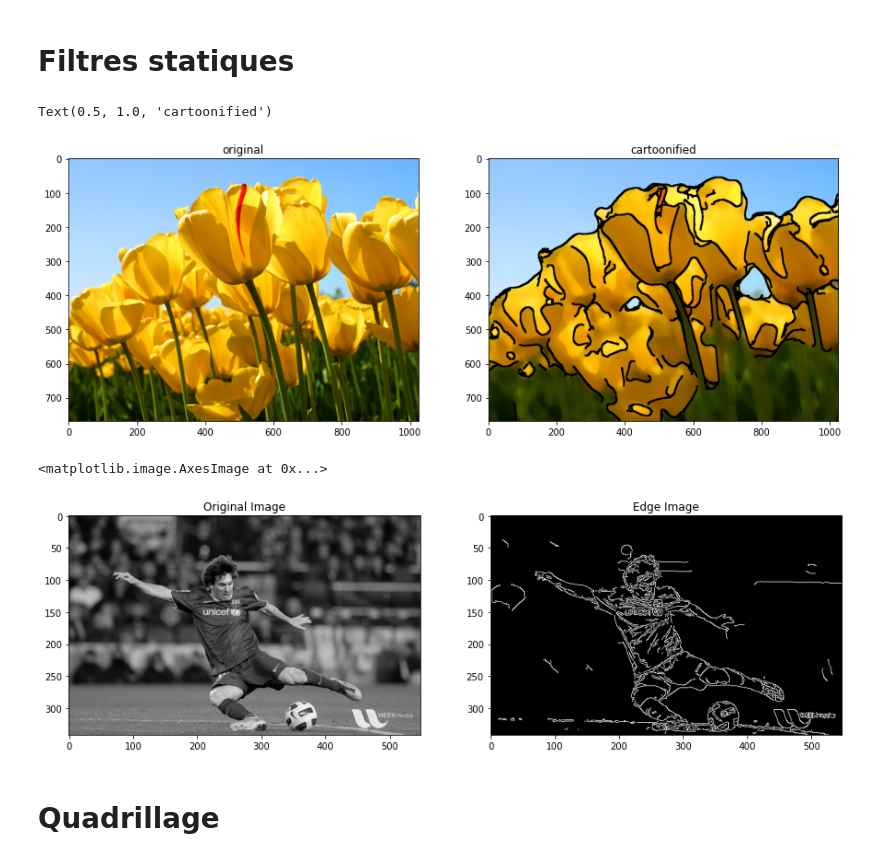
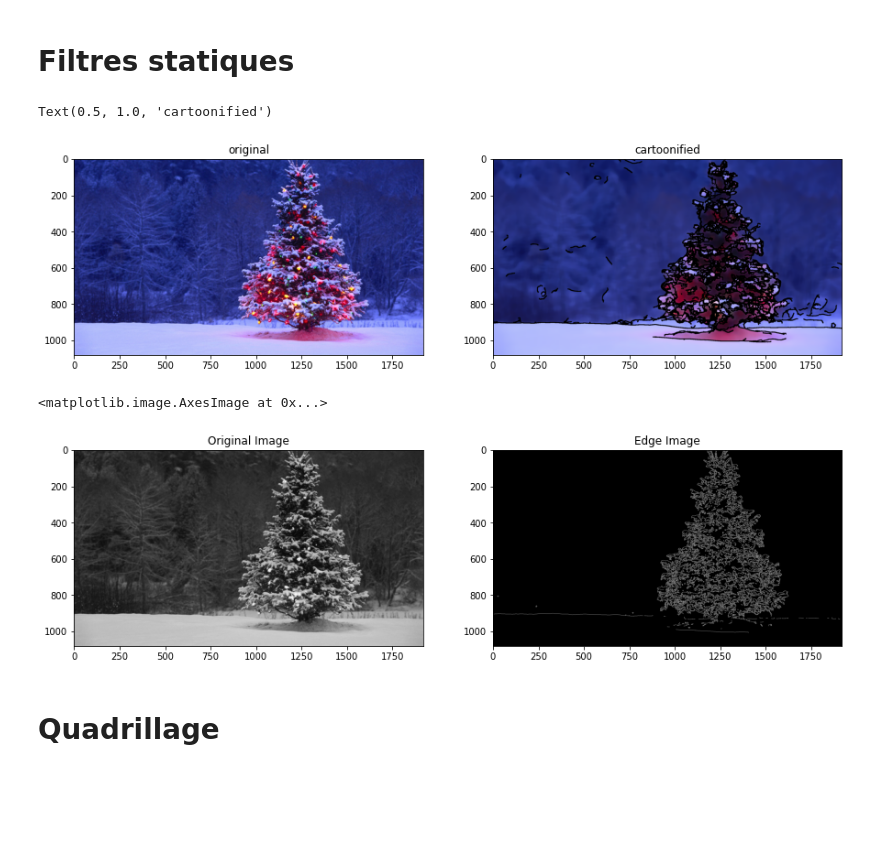
Before and after one commit to rubalravinder/projet_acv, a Jupyter notebook: notebooks/nb_rub.ipynb, the cells around one changed output. Cells and saved outputs as stored; diff of their text form; code cells hidden in the pictures; blank space fills up the shorter version.

```diff
--- a/notebooks/nb_rub.ipynb
+++ b/notebooks/nb_rub.ipynb
@@ -94,30 +101,30 @@ def filtre_cartoon(image):
     return tublur
 # %%
 # A IMPLEMENTER EN FONCTION ET TESTER - CARTOON
-tulips = plt.imread('../../data/tulips.jpg')
-tublur = cv2.medianBlur(tulips, 29)
+tree = plt.imread('xmas_tree.jpg')
+tublur = cv2.medianBlur(tree, 29)
 
 # We'll cover Canny edge detection and dilation shortly
-edge = cv2.Canny(tublur, 10, 150)
+edge = cv2.Canny(tublur, 10, 50)
 kernel = np.ones((5,5), np.uint8)
 edge = cv2.dilate(edge, kernel, iterations = 1)
 tublur[edge==255] = 0
 
 plt.figure()
 
 plt.subplot(1,2,1)
-plt.imshow(tulips)
+plt.imshow(tree)
 plt.title('original')
 
 plt.subplot(1,2,2)
 plt.imshow(tublur)
 plt.title('cartoonified')
 # %% [output]
 Text(0.5, 1.0, 'cartoonified')
-[figure, old version]
+[figure, new version]
 # %%
 # A IMPLEMENTER EN FONCTION ET TESTER - SI BESOIN - FILTERING ET EDGE DETECTION
-img = cv2.imread('../../data/messi.jpg', cv2.IMREAD_GRAYSCALE)
+img = cv2.imread('xmas_tree.jpg', cv2.IMREAD_GRAYSCALE)
 edge = cv2.Canny(img, 100, 200)
 
 plt.figure()
@@ -131,7 +138,7 @@ plt.title('Edge Image')
 plt.imshow(edge, cmap='gray')
 # %% [output]
 <matplotlib.image.AxesImage at 0x...>
-[figure, old version]
+[figure, new version]
 # %% [markdown]
 # Quadrillage
 # %%
```
Also changed, not shown: parts of 3 cells of this notebook, 6 other files.
